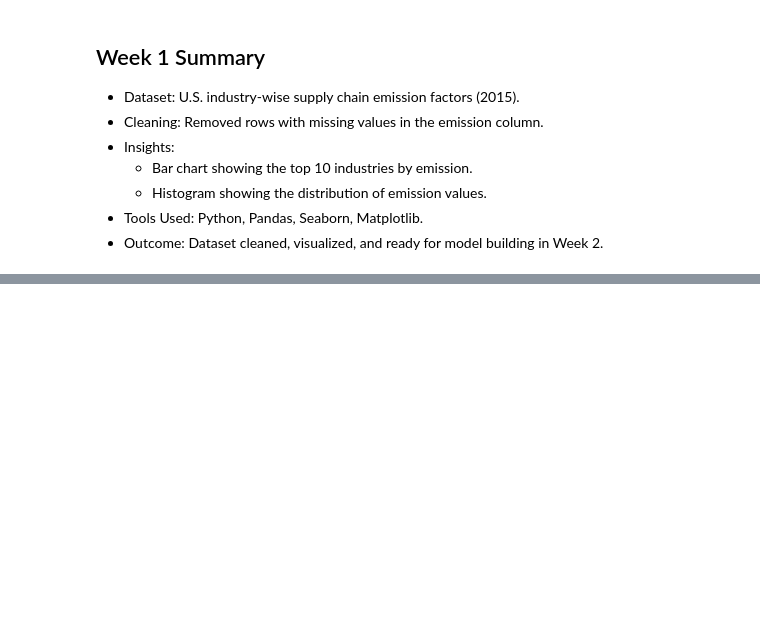
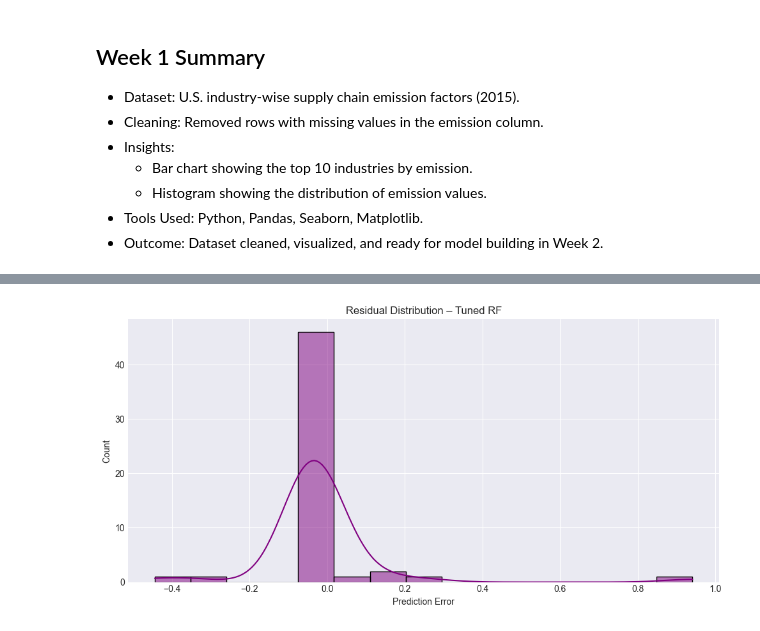
Before and after one commit to DEEPAK21072005/Week-1-GHG-Prediction, a Jupyter notebook: Week1_Week2_GHG_Prediction/GHG_Prediction.ipynb, the cells around one changed output, grey strips where cells are left out. Cells and saved outputs as stored; diff of their text form; code cells hidden in the pictures; blank space fills up the shorter version.

```diff
--- a/Week1_Week2_GHG_Prediction/GHG_Prediction.ipynb
+++ b/Week1_Week2_GHG_Prediction/GHG_Prediction.ipynb
@@ -97,0 +282,13 @@ plt.show()
+# %%
+# STEP 11 – RESIDUAL PLOT
+
+residuals = y_test - best_pred
+
+plt.figure(figsize=(10,5))
+sns.histplot(residuals, kde=True, color='purple')
+plt.title("Residual Distribution – Tuned RF")
+plt.xlabel("Prediction Error")
+plt.tight_layout()
+plt.show()
+# %% [output]
+[figure, added]
```
Also changed, not shown: parts of 13 cells of this notebook, 1 other file.
